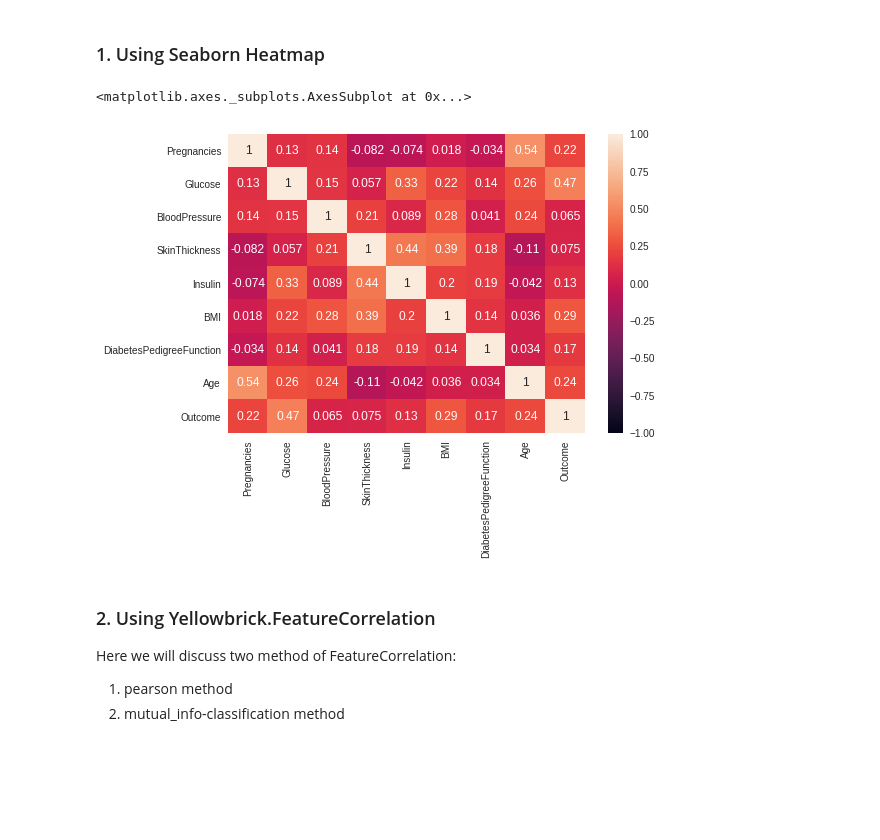
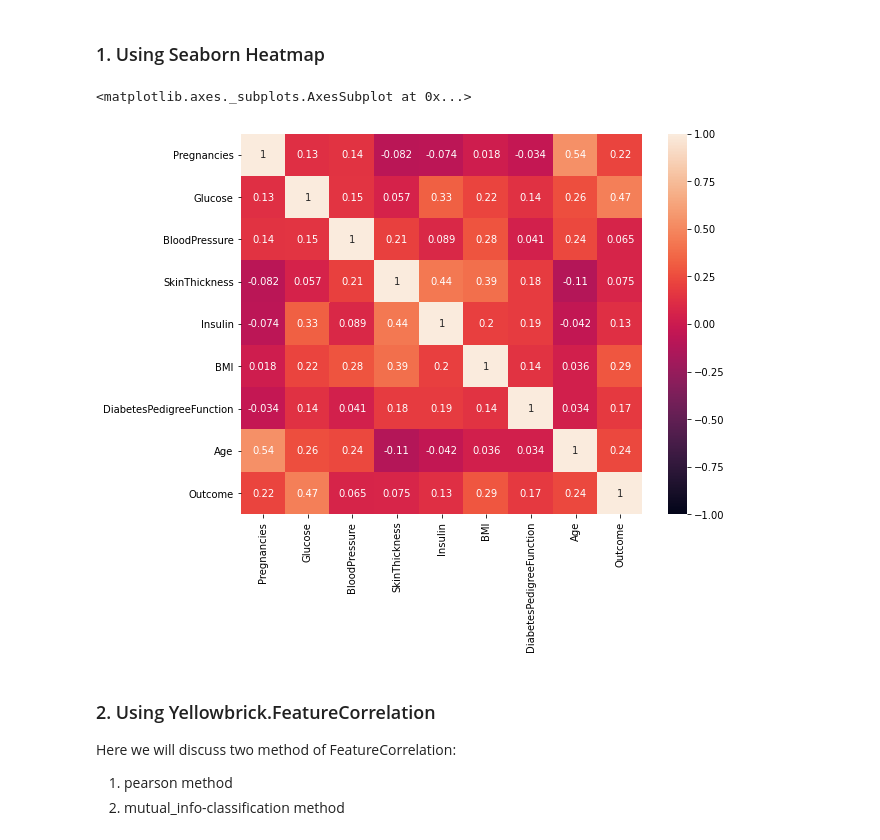
Before and after one commit to rahul96rajan/Data_Preparation_for_ML_models, a Jupyter notebook: Feature_Selection/visualizing_correlation.ipynb, the cells around one changed output. Drawn from its saved outputs; the diff is of its cells as text; code cells hidden in the pictures; blank space fills up the shorter version.

```diff
--- a/Feature_Selection/visualizing_correlation.ipynb
+++ b/Feature_Selection/visualizing_correlation.ipynb
@@ -33,10 +34,11 @@ corr_matrix
 # %% [markdown]
 ### 1. Using Seaborn Heatmap
 # %%
+plt.figure(figsize=(9,7))
 sns.heatmap(corr_matrix, annot=True, vmin=-1)
 # %% [output]
 <matplotlib.axes._subplots.AxesSubplot at 0x...>
-[figure, old version]
+[figure, new version]
 # %% [markdown]
 ### 2. Using Yellowbrick.FeatureCorrelation
 Here we will discuss two method of FeatureCorrelation:
```
Also changed, not shown: parts of 2 cells of this notebook.
